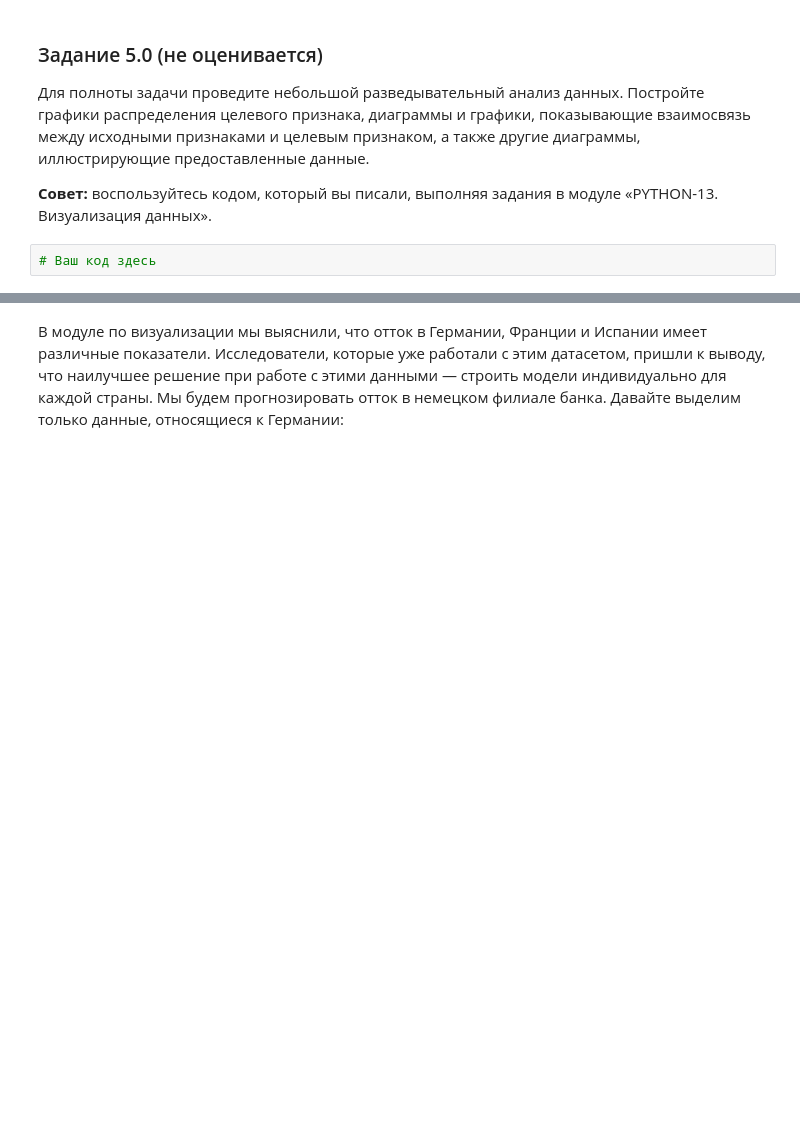
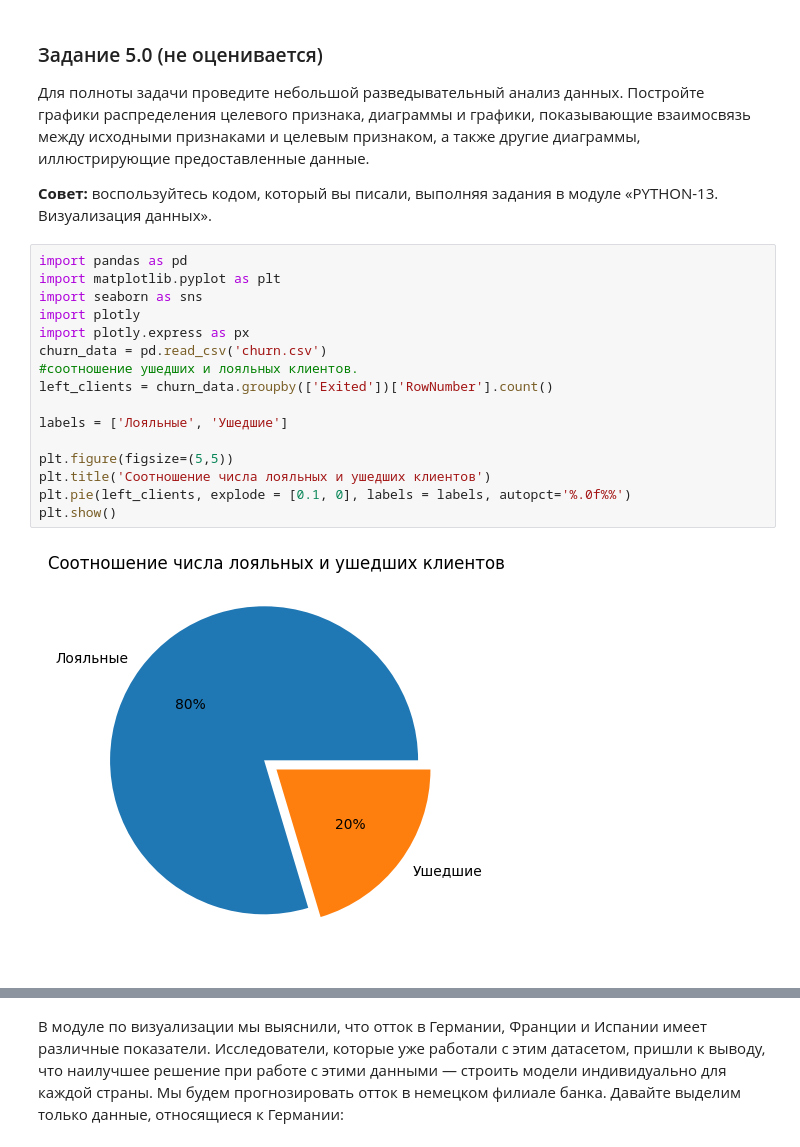
Before and after one commit to alexmoscar/new-rep-main, a Jupyter notebook: ML/ML-3._Практика._Ноутбук-шаблон.ipynb, the cells around one changed output, grey strips where cells are left out. Saved outputs shown, nothing was run; the diff lists cells and outputs as text; blank space fills up the shorter version.

```diff
--- a/ML/ML-3._Практика._Ноутбук-шаблон.ipynb
+++ b/ML/ML-3._Практика._Ноутбук-шаблон.ipynb
@@ -56,5 +56,21 @@ churn_data.head()
 Для полноты задачи проведите небольшой разведывательный анализ данных. Постройте графики распределения целевого признака, диаграммы и графики, показывающие взаимосвязь между исходными признаками и целевым признаком, а также другие диаграммы, иллюстрирующие предоставленные данные.
 
 **Совет:** воспользуйтесь кодом, который вы писали, выполняя задания в модуле «PYTHON-13. Визуализация данных».
-# %%
-# Ваш код здесь
+# %%
+import pandas as pd
+import matplotlib.pyplot as plt
+import seaborn as sns
+import plotly
+import plotly.express as px
+churn_data = pd.read_csv('churn.csv')
+#соотношение ушедших и лояльных клиентов.
+left_clients = churn_data.groupby(['Exited'])['RowNumber'].count()
+
+labels = ['Лояльные', 'Ушедшие']
+
+plt.figure(figsize=(5,5))
+plt.title('Соотношение числа лояльных и ушедших клиентов')
+plt.pie(left_clients, explode = [0.1, 0], labels = labels, autopct='%.0f%%')
+plt.show()
+# %% [output]
+[figure, added]
```
Also changed, not shown: parts of 13 cells of this notebook, 3 other files.
